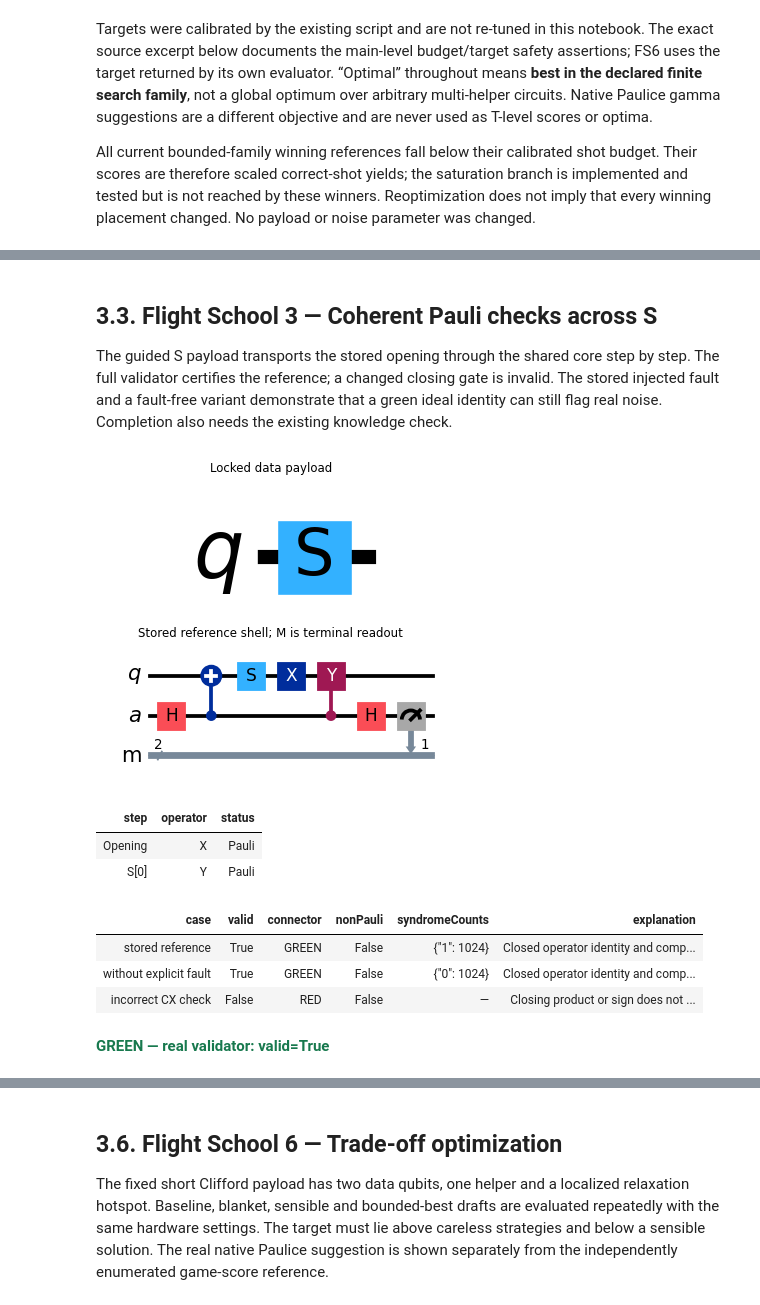
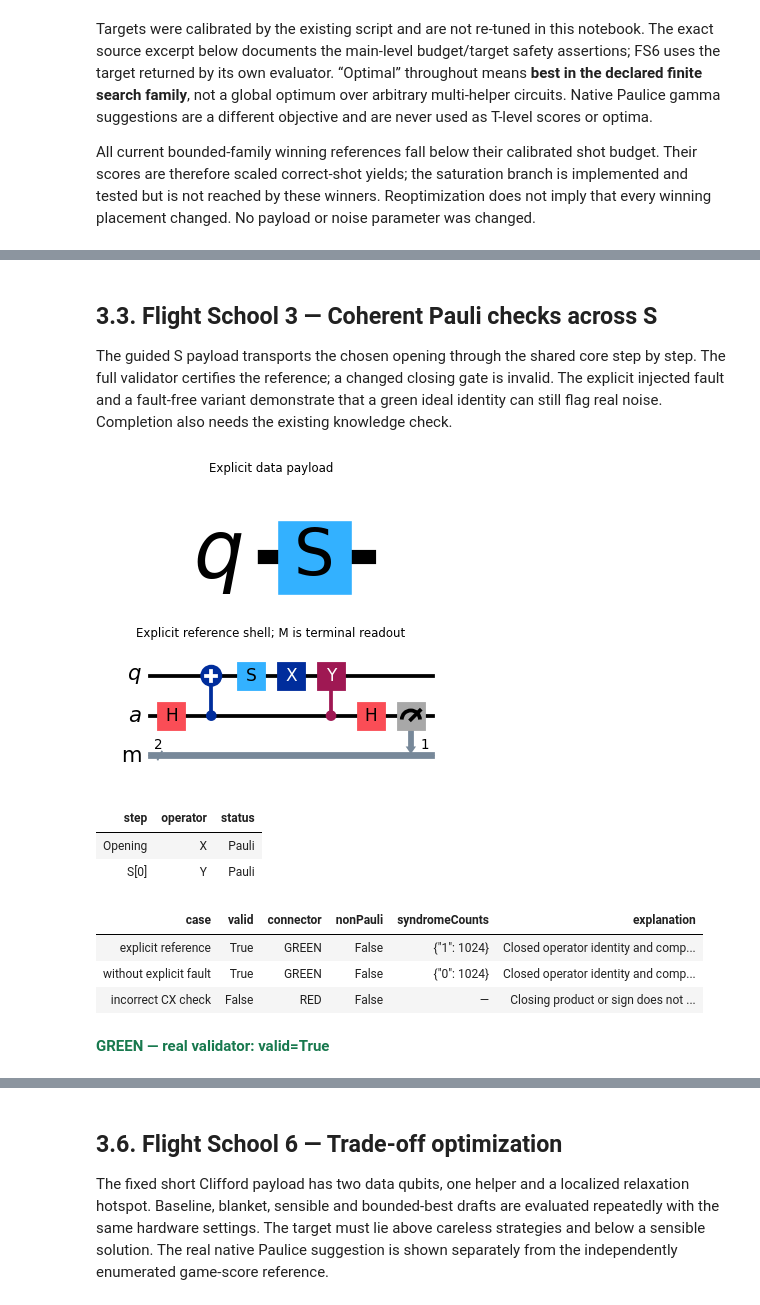
Before and after one commit to Shreyansh9878/Gamify-Error-Detection-with-Spacetime-Codes-SchrodingersHackers, a Jupyter notebook: notebooks/level_design_and_validation.ipynb, the cells around one changed output, grey strips where cells are left out. Cells and saved outputs as stored; diff of their text form; code cells hidden in the pictures.

```diff
--- a/notebooks/level_design_and_validation.ipynb
+++ b/notebooks/level_design_and_validation.ipynb
@@ -165,3 +151,10 @@ The stored X-error reference and additional allowed phase/decoherence experiment
 # %%
-SUMMARY.append(lab.noise_school())
+# |0> followed by one X fault: no state-preparation gate is needed.
+fs1 = QuantumCircuit(1)
+fs1.x(0)
+lab.draw(fs1, "Bit flip acting on |0>")
+fs1_request = dict(circuit=dict(qubits=1, operations=[
+    dict(id="fault", role="error", name="bit_flip", qubits=[0], column=0)]),
+    basis="Z", shots=SHOTS, sampleSeed=SEED)
+SUMMARY.append(lab.noise_school(fs1_request))
 # %% [output]
@@ -183,3 +177,10 @@ Run the same stored hardware-noise experiment with noise enabled/disabled for ea
 # %%
-SUMMARY.append(lab.protection_school())
+# Start at |0>; the same hardware settings are used for all three methods.
+fs2 = QuantumCircuit(1)
+lab.draw(fs2, "Base experiment before detection, mitigation or correction")
+fs2_experiment = dict(qubits=1, operations=[], hardware=fs2_hardware,
+    noise=dict(enabled=True, channel="bit_flip", targetQubit=0, boundary=0, probability=.15))
+SUMMARY.append(lab.protection_school(dict(experiment=fs2_experiment,
+    methods=["detection", "mitigation", "correction"], qubits=1,
+    criteria="Try all three methods on a valid authored circuit.")))
 # %% [output]
@@ -198,16 +200,28 @@ SUMMARY.append(lab.protection_school())
 <a id="fs3"></a>
 ## 3.3. Flight School 3 — Coherent Pauli checks across S
 
-The guided S payload transports the stored opening through the shared core step by step. The full validator certifies the reference; a changed closing gate is invalid. The stored injected fault and a fault-free variant demonstrate that a green ideal identity can still flag real noise. Completion also needs the existing knowledge check.
+The guided S payload transports the chosen opening through the shared core step by step. The full validator certifies the reference; a changed closing gate is invalid. The explicit injected fault and a fault-free variant demonstrate that a green ideal identity can still flag real noise. Completion also needs the existing knowledge check.
 # %%
-SUMMARY.append(lab.check_school(3))
+fs3 = QuantumCircuit(1)
+fs3.s(0)
+# Ancilla H, opening CPs, optional fault, closing CPs, H and M.
+taps = [('h', [1], 0),
+ ('cx', [1, 0], 1),
+ ('bit_flip', [0], 3),
+ ('cy', [1, 0], 4),
+ ('h', [1], 5),
+ ('m', [1], 6)]
+draft = dict(lesson=3, dataQubits=1, ancillas=1, columns=7,
+    operations=[dict(id=f"g{i}", name=name, qubits=wires, column=column)
+                for i, (name, wires, column) in enumerate(taps)])
+SUMMARY.append(lab.check_school(3, fs3, draft))
 # %% [output]
-[figure, old version]
+[figure, new version]
 | step | operator | status |
 | Opening | X | Pauli |
 | S[0] | Y | Pauli |
 | case | valid | connector | nonPauli | syndromeCounts | explanation |
-| stored reference | True | GREEN | False | {"1": 1024} | Closed operator identity and comp... |
+| explicit reference | True | GREEN | False | {"1": 1024} | Closed operator identity and comp... |
 | without explicit fault | True | GREEN | False | {"0": 1024} | Closed operator identity and comp... |
 | incorrect CX check | False | RED | False | — | Closing product or sign does not ... |
 GREEN — real validator: valid=True
```
Also changed, not shown: parts of 37 cells of this notebook, 30 other files.
